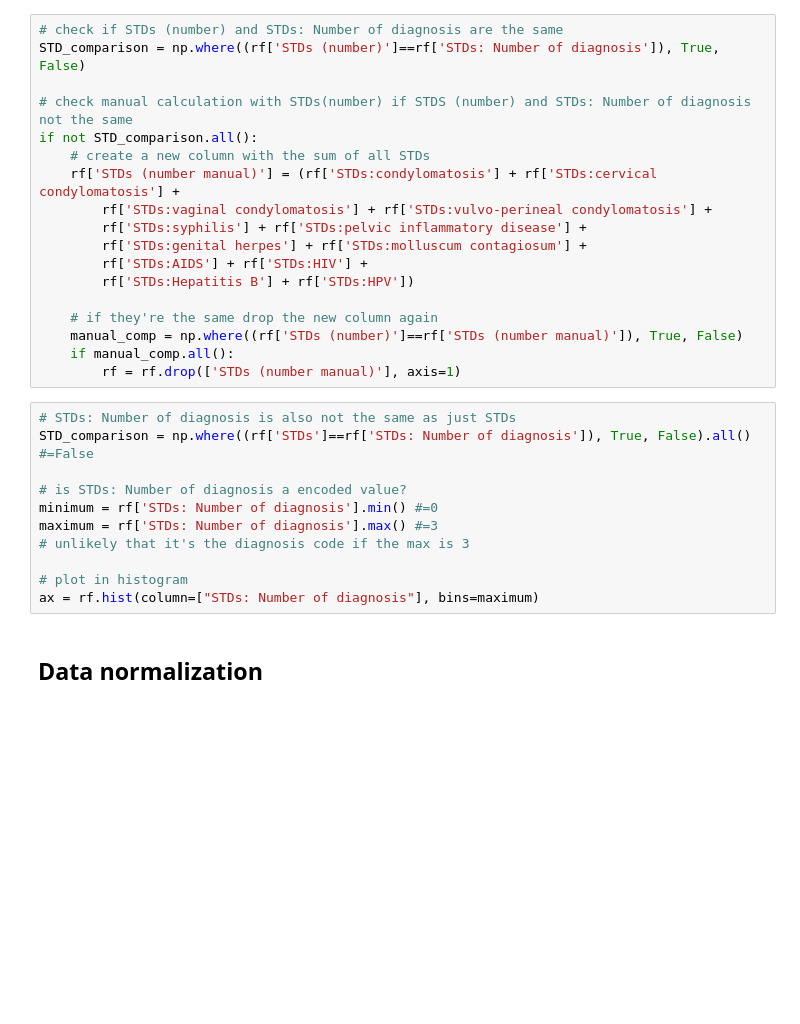
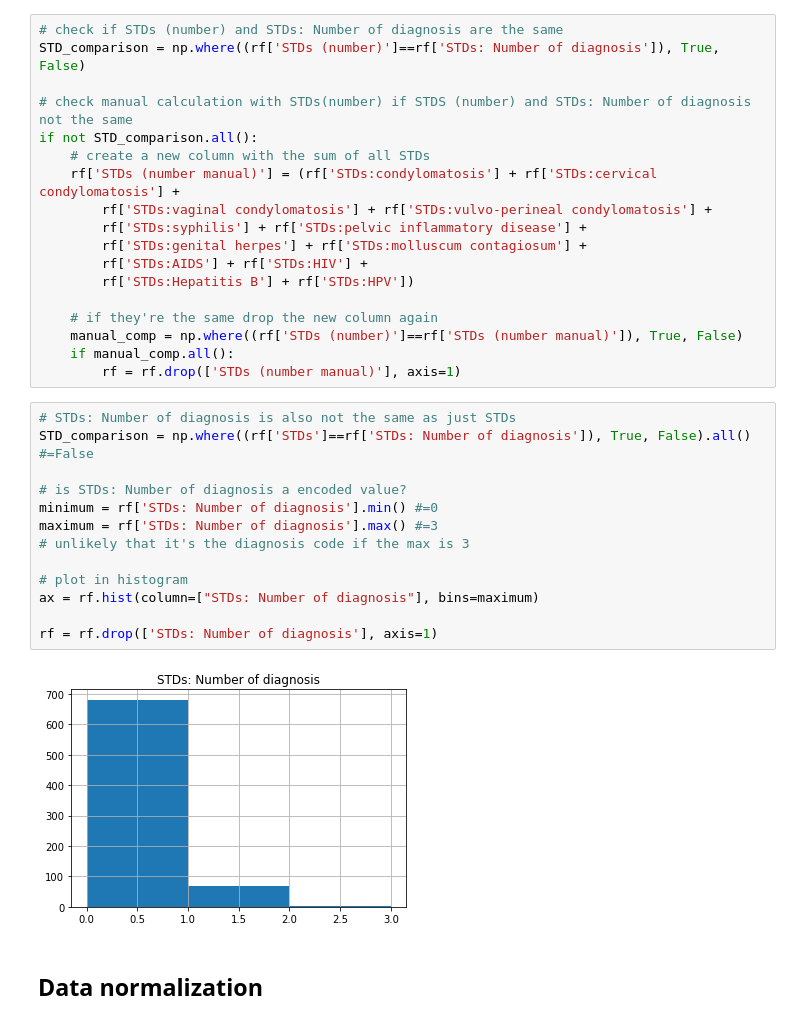
Before and after one commit to claralotta/Data-driven-healthcare, a Jupyter notebook: CervialCancerRisks.ipynb, the cells around one changed output. Saved outputs shown, nothing was run; the diff lists cells and outputs as text; blank space fills up the shorter version.

```diff
--- a/CervialCancerRisks.ipynb
+++ b/CervialCancerRisks.ipynb
@@ -133,17 +167,21 @@ if not STD_comparison.all():
     manual_comp = np.where((rf['STDs (number)']==rf['STDs (number manual)']), True, False)
     if manual_comp.all():
         rf = rf.drop(['STDs (number manual)'], axis=1)
-# %%
-# STDs: Number of diagnosis is also not the same as just STDs
-STD_comparison = np.where((rf['STDs']==rf['STDs: Number of diagnosis']), True, False).all() #=False
-
-# is STDs: Number of diagnosis a encoded value?
-minimum = rf['STDs: Number of diagnosis'].min() #=0
-maximum = rf['STDs: Number of diagnosis'].max() #=3
-# unlikely that it's the diagnosis code if the max is 3
-
-# plot in histogram
-ax = rf.hist(column=["STDs: Number of diagnosis"], bins=maximum)
+# %%
+# STDs: Number of diagnosis is also not the same as just STDs
+STD_comparison = np.where((rf['STDs']==rf['STDs: Number of diagnosis']), True, False).all() #=False
+
+# is STDs: Number of diagnosis a encoded value?
+minimum = rf['STDs: Number of diagnosis'].min() #=0
+maximum = rf['STDs: Number of diagnosis'].max() #=3
+# unlikely that it's the diagnosis code if the max is 3
+
+# plot in histogram
+ax = rf.hist(column=["STDs: Number of diagnosis"], bins=maximum)
+
+rf = rf.drop(['STDs: Number of diagnosis'], axis=1)
+# %% [output]
+[figure, added]
 # %% [markdown]
 ## Data normalization
 # %%
```
Also changed, not shown: parts of 14 cells of this notebook.
